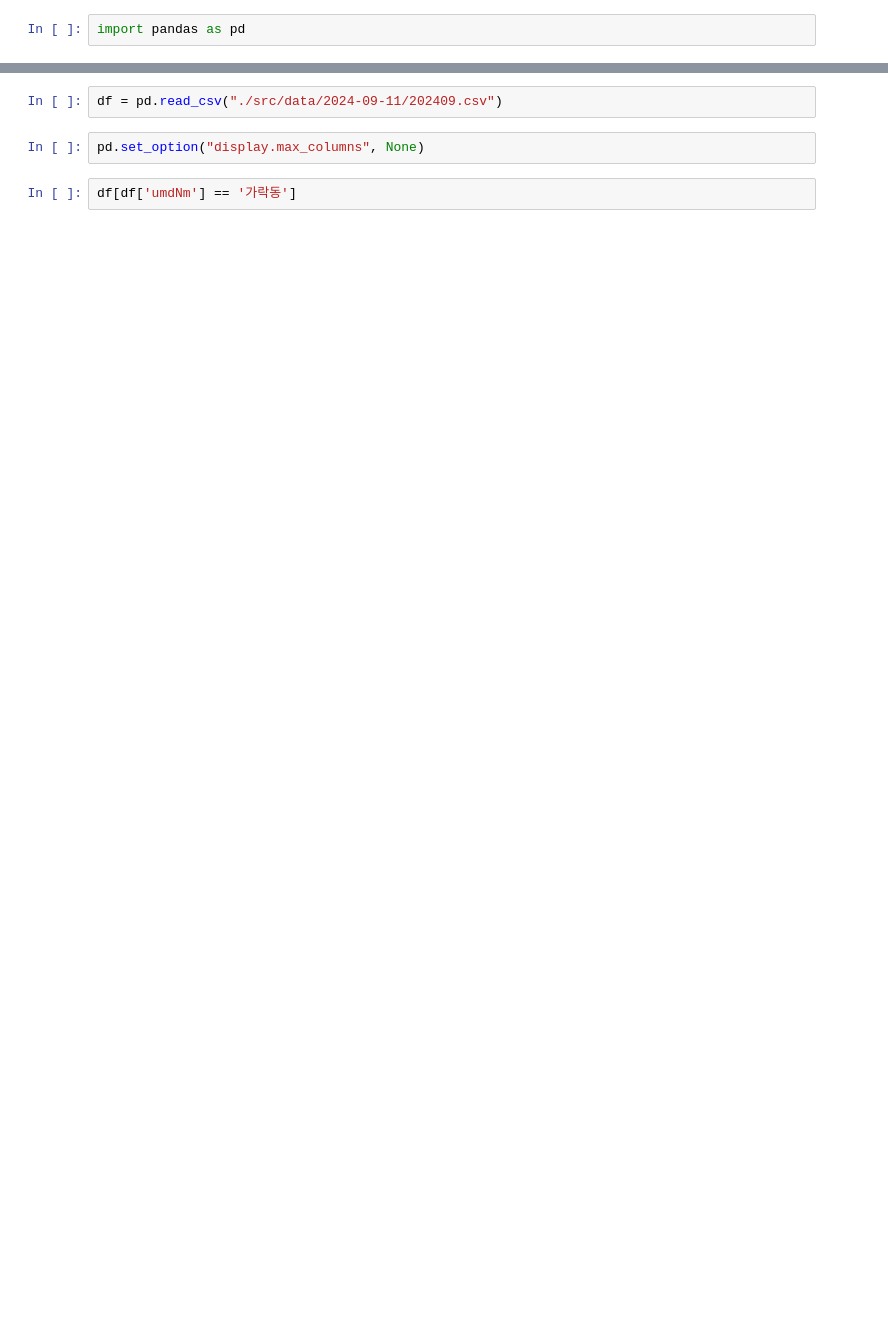
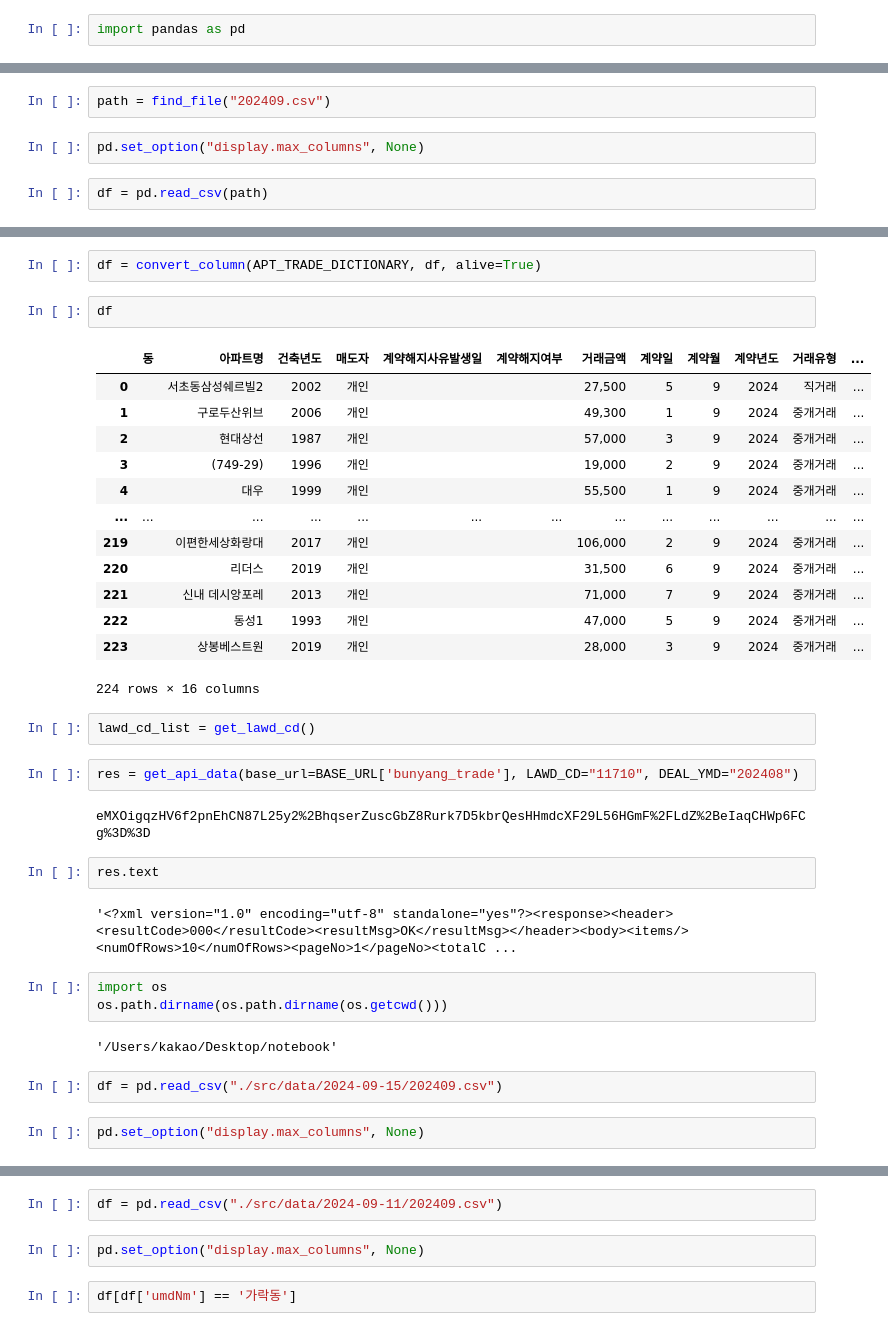
Before and after one commit to aiqwe/apt_trade, a Jupyter notebook: notebook.ipynb, the cells around one changed output, grey strips where cells are left out. Drawn from its saved outputs; the diff is of its cells as text; blank space fills up the shorter version.

Commit message:
add bunyang

```diff
--- a/notebook.ipynb
+++ b/notebook.ipynb
@@ -2,0 +6,6 @@ import pandas as pd
+# %%
+path = find_file("202409.csv")
+# %%
+pd.set_option("display.max_columns", None)
+# %%
+df = pd.read_csv(path)
@@ -2,0 +28,37 @@ import pandas as pd
+# %%
+df = convert_column(APT_TRADE_DICTIONARY, df, alive=True)
+# %%
+df
+# %% [output]
+|  | 동 | 아파트명 | 건축년도 | 매도자 | 계약해지사유발생일 | 계약해지여부 | 거래금액 | 계약일 | 계약월 | 계약년도 | 거래유형 | ... |
+| 0 |  | 서초동삼성쉐르빌2 | 2002 | 개인 |  |  | 27,500 | 5 | 9 | 2024 | 직거래 | ... |
+| 1 |  | 구로두산위브 | 2006 | 개인 |  |  | 49,300 | 1 | 9 | 2024 | 중개거래 | ... |
+| 2 |  | 현대상선 | 1987 | 개인 |  |  | 57,000 | 3 | 9 | 2024 | 중개거래 | ... |
+| 3 |  | (749-29) | 1996 | 개인 |  |  | 19,000 | 2 | 9 | 2024 | 중개거래 | ... |
+| 4 |  | 대우 | 1999 | 개인 |  |  | 55,500 | 1 | 9 | 2024 | 중개거래 | ... |
+| ... | ... | ... | ... | ... | ... | ... | ... | ... | ... | ... | ... | ... |
+| 219 |  | 이편한세상화랑대 | 2017 | 개인 |  |  | 106,000 | 2 | 9 | 2024 | 중개거래 | ... |
+| 220 |  | 리더스 | 2019 | 개인 |  |  | 31,500 | 6 | 9 | 2024 | 중개거래 | ... |
+| 221 |  | 신내 데시앙포레 | 2013 | 개인 |  |  | 71,000 | 7 | 9 | 2024 | 중개거래 | ... |
+| 222 |  | 동성1 | 1993 | 개인 |  |  | 47,000 | 5 | 9 | 2024 | 중개거래 | ... |
+| 223 |  | 상봉베스트원 | 2019 | 개인 |  |  | 28,000 | 3 | 9 | 2024 | 중개거래 | ... |
+224 rows × 16 columns
+# %%
+lawd_cd_list = get_lawd_cd()
+# %%
+res = get_api_data(base_url=BASE_URL['bunyang_trade'], LAWD_CD="11710", DEAL_YMD="202408")
+# %% [output]
+eMXOigqzHV6f2pnEhCN87L25y2%2BhqserZuscGbZ8Rurk7D5kbrQesHHmdcXF29L56HGmF%2FLdZ%2BeIaqCHWp6FCg%3D%3D
+# %%
+res.text
+# %% [output]
+'<?xml version="1.0" encoding="utf-8" standalone="yes"?><response><header><resultCode>000</resultCode><resultMsg>OK</resultMsg></header><body><items/><numOfRows>10</numOfRows><pageNo>1</pageNo><totalC ...
+# %%
+import os
+os.path.dirname(os.path.dirname(os.getcwd()))
+# %% [output]
+'/Users/kakao/Desktop/notebook'
+# %%
+df = pd.read_csv("./src/data/2024-09-15/202409.csv")
+# %%
+pd.set_option("display.max_columns", None)
```
Also changed, not shown: parts of 3 cells of this notebook, 10 other files.
